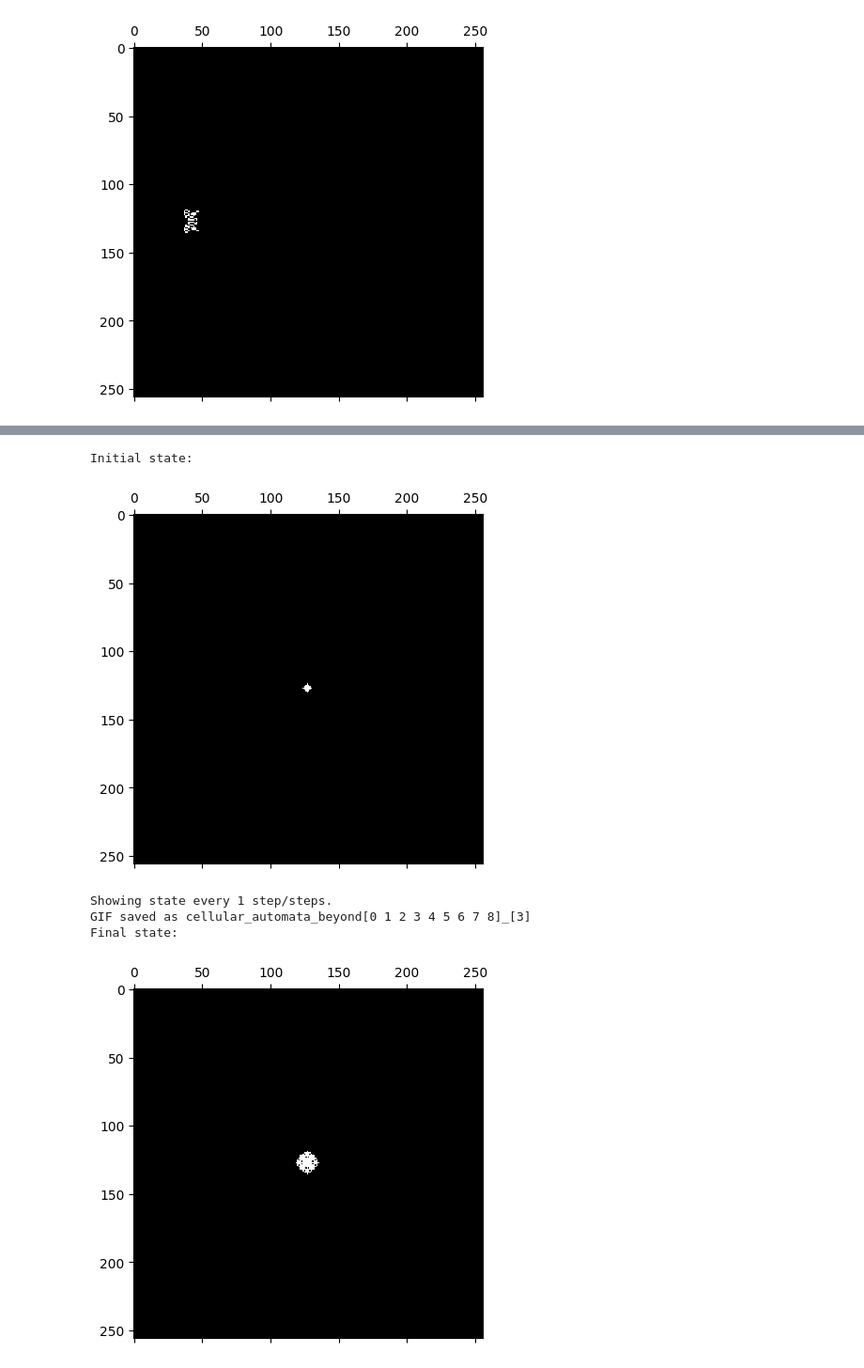
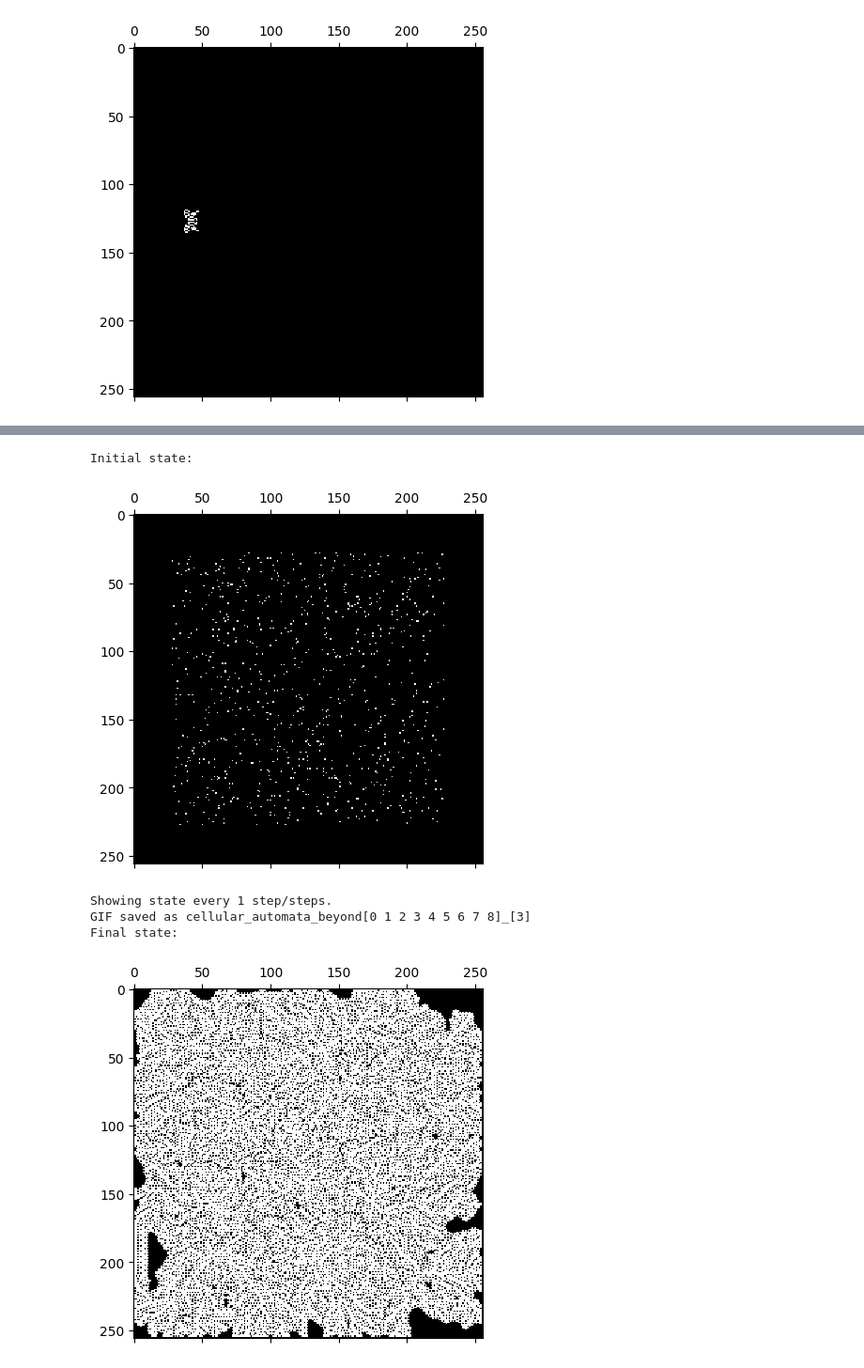
Before and after one commit to craftiggn/UW_ComputerModeling, a Jupyter notebook: 02_2D_cellular_automata.ipynb, the cells around one changed output, grey strips where cells are left out. Shown at 94% size. Drawn from its saved outputs; the diff is of its cells as text; code cells hidden in the pictures.

```diff
--- a/02_2D_cellular_automata.ipynb
+++ b/02_2D_cellular_automata.ipynb
@@ -306,18 +307,19 @@ Final state:
 # %%
 # task 3 beyond life
 
-def step_defined(matrix, S, B, boundary_condition="wall"):
+def step_defined(matrix, S, B):
     # S - no. of live neighbors needed for a cell to survive
     # B - no. of live neighbors needed for a cell to be born
     neighbours = sum_neighbours(matrix)
 
-    remains_1 = np.isin(neighbours, S) & (matrix == 1)
-    unconditional_1 = np.isin(neighbours, B)
-    final_mask = remains_1 | unconditional_1
+    remains_1 = (matrix == 1) & np.isin(neighbours, S)
+    born = (matrix == 0) & np.isin(neighbours, B)
+
+    final_mask = remains_1 | born
 
     new_matrix = final_mask.astype(int)
 
-    if boundary_condition == "wall":
+    if BOUNDARY_CONDITION == "wall":
         new_matrix[0, :] = 0
         new_matrix[-1, :] = 0
         new_matrix[:, 0] = 0
@@ -325,7 +327,7 @@ def step_defined(matrix, S, B, boundary_condition="wall"):
 
     return new_matrix
 
-def game_of_life_2D_beyond(matrix, time_steps, S, B, make_gif = True, display_every=1, boundary_condition="wall"):
+def game_of_life_2D_beyond(matrix, time_steps, S, B, make_gif = True, display_every=1):
     automata_name = str(S) + "_" + str(B)
 
     #gif component
@@ -339,13 +341,13 @@ def game_of_life_2D_beyond(matrix, time_steps, S, B, make_gif = True, display_ev
     plt.show()
     print(f"Showing state every {display_every} step/steps.")
     for i in range(time_steps-1):
-        matrix = step_defined(matrix, S, B, boundary_condition)
+        matrix = step_defined(matrix, S, B)
         if (i+1) % display_every == 0 and make_gif:
             frames.append(matrix_to_image(matrix))
 
     if make_gif:
         gif_name = "cellular_automata_beyond"
-        imageio.mimsave(gif_name+automata_name+".gif", frames, duration=0.2, loop=0)  # infinite loop
+        imageio.mimsave(gif_name+automata_name+".gif", frames, duration=0.1, loop=0)  # infinite loop
         print(f"GIF saved as {gif_name+automata_name}")
 
     print("Final state:")
@@ -358,4 +360,5 @@ def task_3(size, kernel, S, B, time_steps):
     S = np.array(S)
     game_of_life_2D_beyond(matrix, time_steps, S, B)
 
-task_3(256, np.ones((2,2)), [], [2,3,4], 128)
+def random_seed(n, p=0.5):
+    return (np.random.rand(n, n) < p).astype(int)
@@ -369,22 +375,13 @@ Final state:
 # %%
 # Flakes
-diamond = np.array([
-[0,0,0,1,0,0,0],
-[0,0,1,1,1,0,0],
-[0,1,1,1,1,1,0],
-[1,1,1,1,1,1,1],
-[0,1,1,1,1,1,0],
-[0,0,1,1,1,0,0],
-[0,0,0,1,0,0,0]
-])
 
-task_3(256, diamond, [0,1,2,3,4,5,6,7,8], [3], 1024)
+task_3(256, random_seed(200, 0.02), [0,1,2,3,4,5,6,7,8], [3], 512)
 # %% [output]
 Initial state:
-[figure, old version]
+[figure, new version]
 Showing state every 1 step/steps.
 GIF saved as cellular_automata_beyond[0 1 2 3 4 5 6 7 8]_[3]
 Final state:
-[figure, old version]
+[figure, new version]
 # %%
 # Mazectric
```
Also changed, not shown: parts of 7 cells of this notebook, 6 other files.
